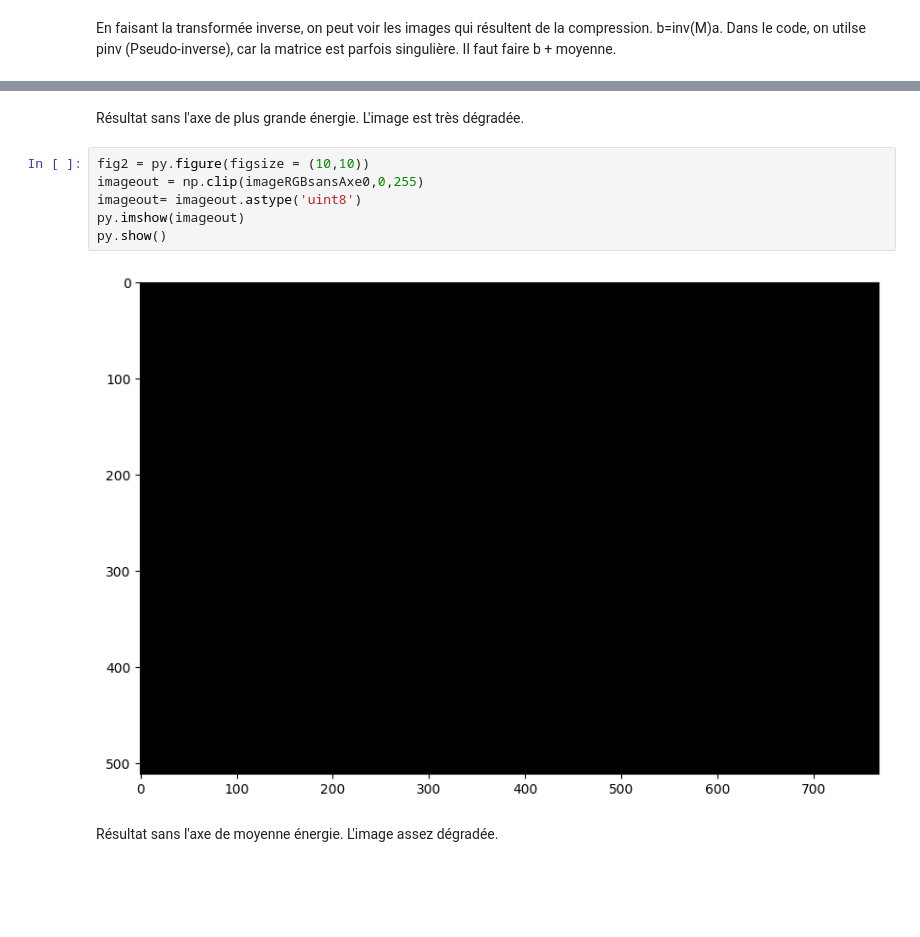
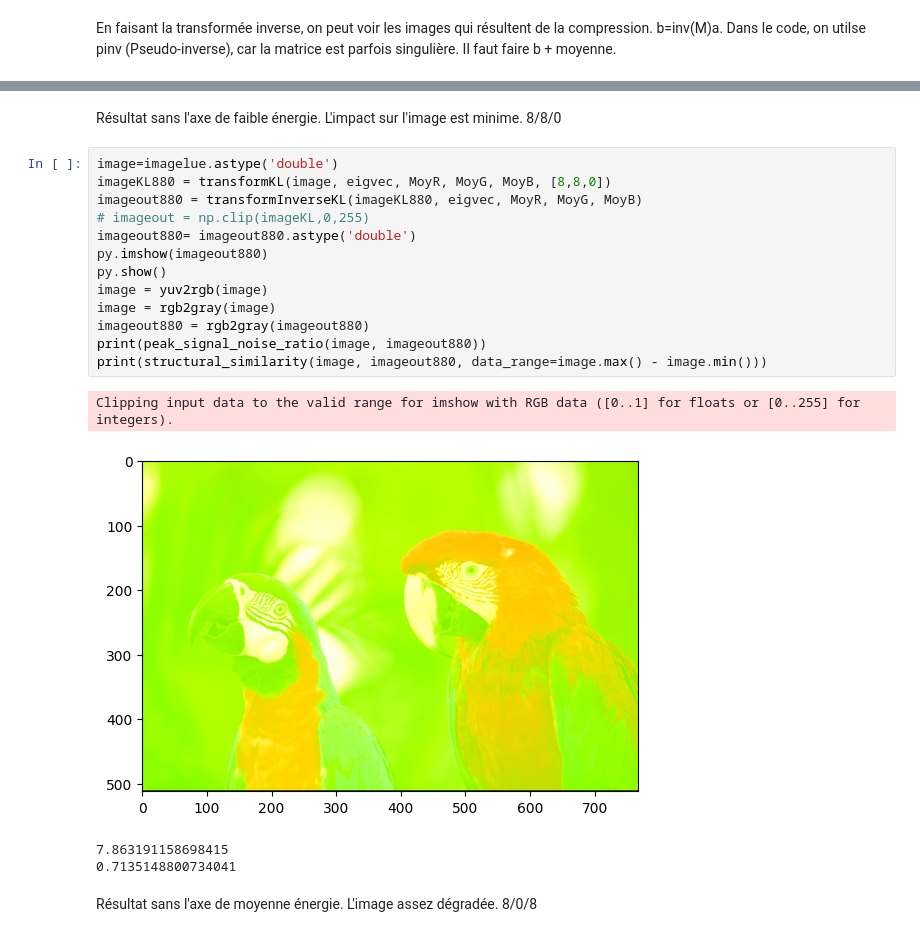
Before and after one commit to Za4khnissi/INF8770, a Jupyter notebook: TP2/transformeKL_YUV.ipynb, the cells around one changed output, grey strips where cells are left out. Saved outputs shown, nothing was run; the diff lists cells and outputs as text; blank space fills up the shorter version.

```diff
--- a/TP2/transformeKL_YUV.ipynb
+++ b/TP2/transformeKL_YUV.ipynb
@@ -127,12 +238,22 @@ for i in range(len(image)):
+# %% [markdown]
+Résultat sans l'axe de faible énergie. L'impact sur l'image est minime. 8/8/0
+# %%
+image=imagelue.astype('double')
+imageKL880 = transformKL(image, eigvec, MoyR, MoyG, MoyB, [8,8,0])
+imageout880 = transformInverseKL(imageKL880, eigvec, MoyR, MoyG, MoyB)
+# imageout = np.clip(imageKL,0,255)
+imageout880= imageout880.astype('double')
+py.imshow(imageout880)
+py.show()
+image = yuv2rgb(image)
+image = rgb2gray(image)
+imageout880 = rgb2gray(imageout880)
+print(peak_signal_noise_ratio(image, imageout880))
+print(structural_similarity(image, imageout880, data_range=image.max() - image.min()))
+# %% [output]
+Clipping input data to the valid range for imshow with RGB data ([0..1] for floats or [0..255] for integers).
+[figure, added]
+7.863191158698415
+0.7135148800734041
 # %% [markdown]
-Résultat sans l'axe de plus grande énergie. L'image est très dégradée.
+Résultat sans l'axe de moyenne énergie. L'image assez dégradée. 8/0/8
-# %%
-fig2 = py.figure(figsize = (10,10))
-imageout = np.clip(imageRGBsansAxe0,0,255)
-imageout= imageout.astype('uint8')
-py.imshow(imageout)
-py.show()
-# %% [output]
-[figure, removed]
-# %% [markdown]
-Résultat sans l'axe de moyenne énergie. L'image assez dégradée.
```
Also changed, not shown: parts of 24 cells of this notebook, 2 other files.
